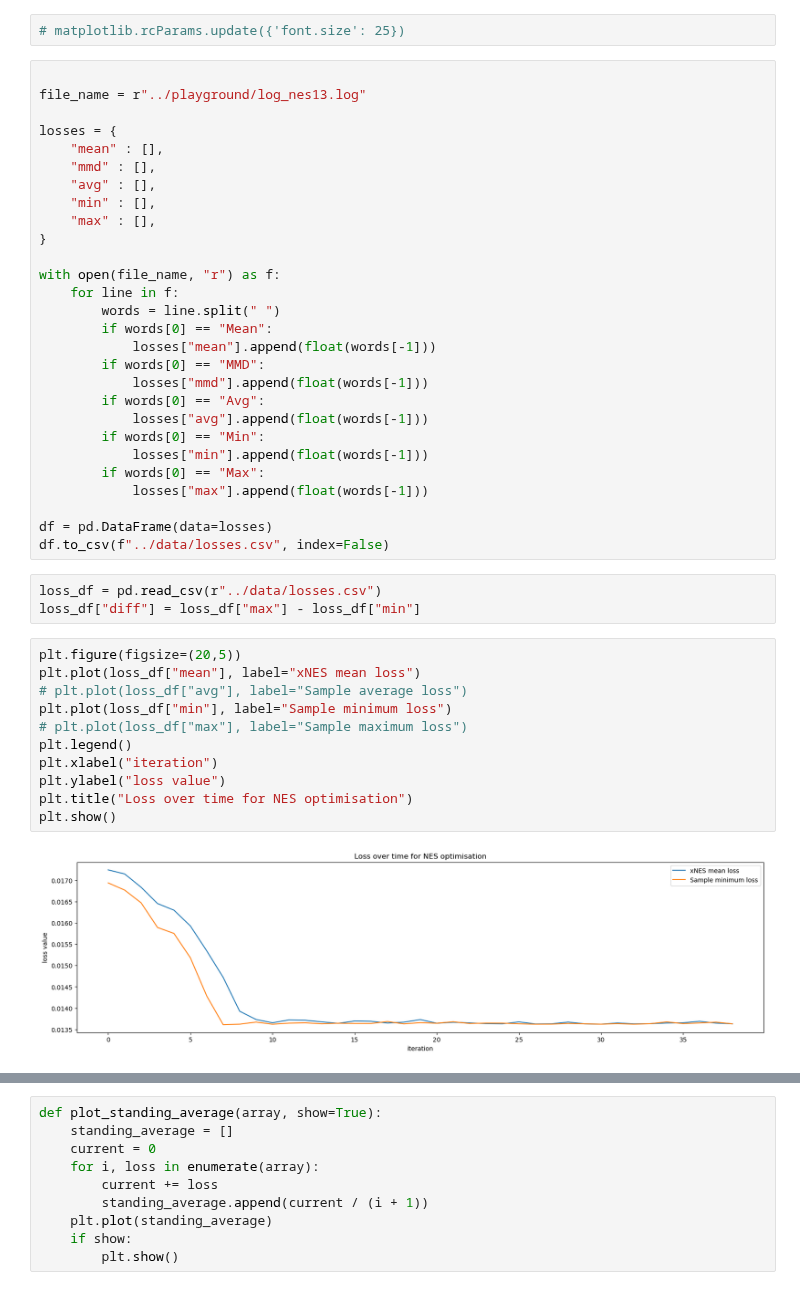
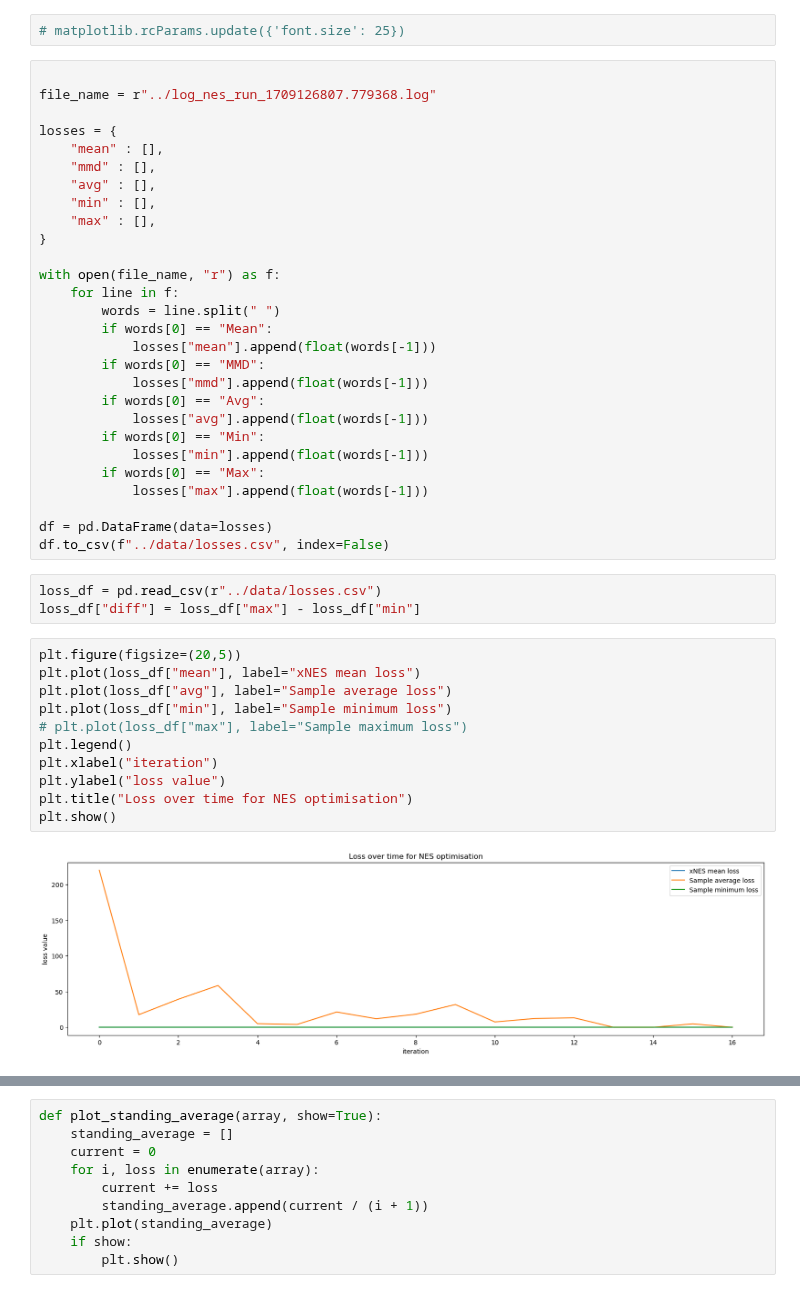
Before and after one commit to paopaoch/Mouse-V1, a Jupyter notebook: utils/nes_loss_plots.ipynb, the cells around one changed output, grey strips where cells are left out. Drawn from its saved outputs; the diff is of its cells as text.

```diff
--- a/utils/nes_loss_plots.ipynb
+++ b/utils/nes_loss_plots.ipynb
@@ -8,7 +8,7 @@ import os
 # matplotlib.rcParams.update({'font.size': 25})
 # %%
 
-file_name = r"../playground/log_nes13.log"
+file_name = r"../log_nes_run_1709126807.779368.log"
 
 losses = {
     "mean" : [],
@@ -40,16 +40,16 @@ loss_df["diff"] = loss_df["max"] - loss_df["min"]
 # %%
 plt.figure(figsize=(20,5))
 plt.plot(loss_df["mean"], label="xNES mean loss")
-# plt.plot(loss_df["avg"], label="Sample average loss")
+plt.plot(loss_df["avg"], label="Sample average loss")
 plt.plot(loss_df["min"], label="Sample minimum loss")
 # plt.plot(loss_df["max"], label="Sample maximum loss")
 plt.legend()
 plt.xlabel("iteration")
 plt.ylabel("loss value")
 plt.title("Loss over time for NES optimisation")
 plt.show()
 # %% [output]
-[figure, old version]
+[figure, new version]
 # %%
 plt.figure(figsize=(20,5))
 plt.plot(loss_df["mmd"], label="xNES mean MMD loss")
```
Also changed, not shown: parts of 5 cells of this notebook, 26 other files.
